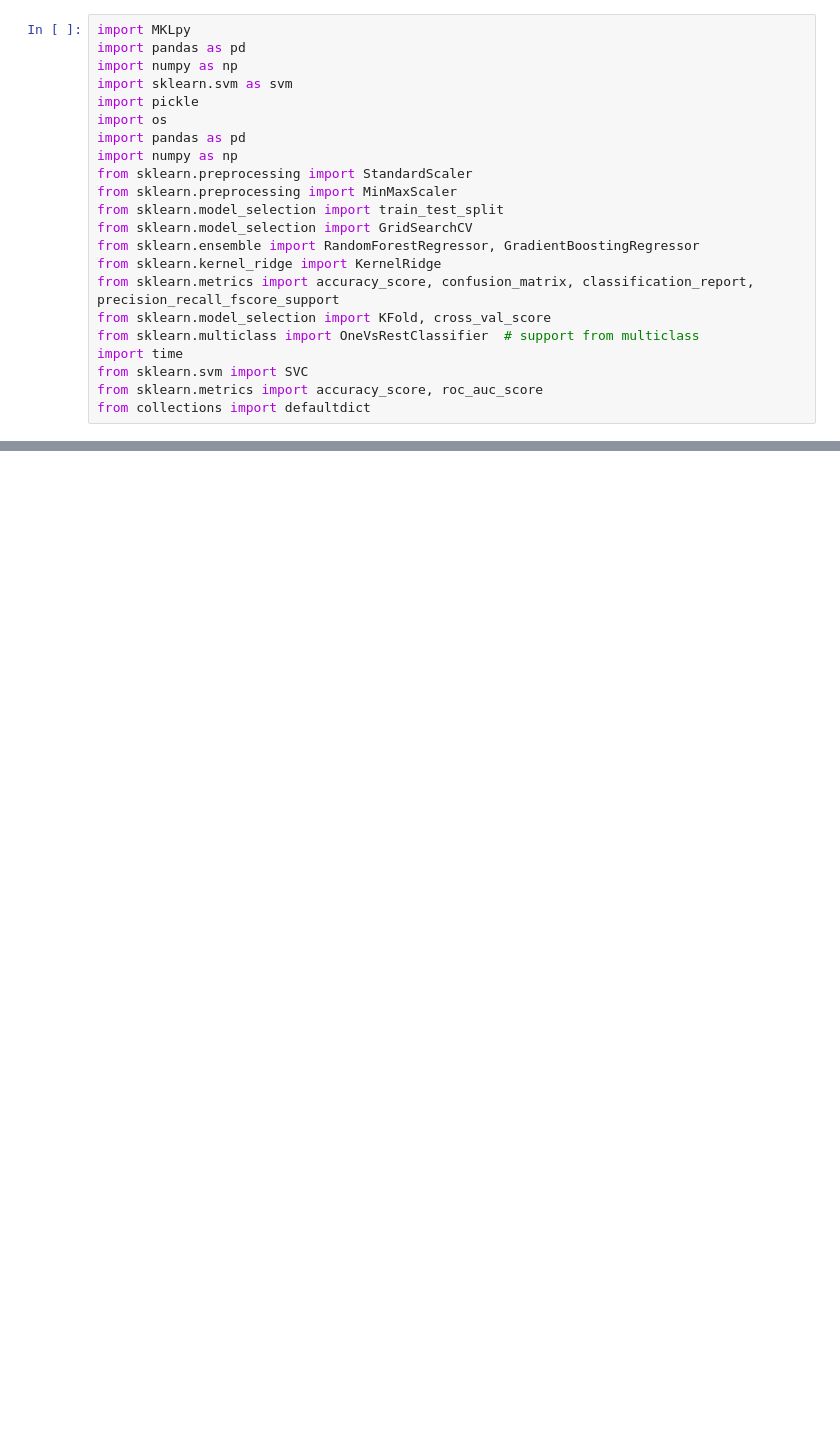
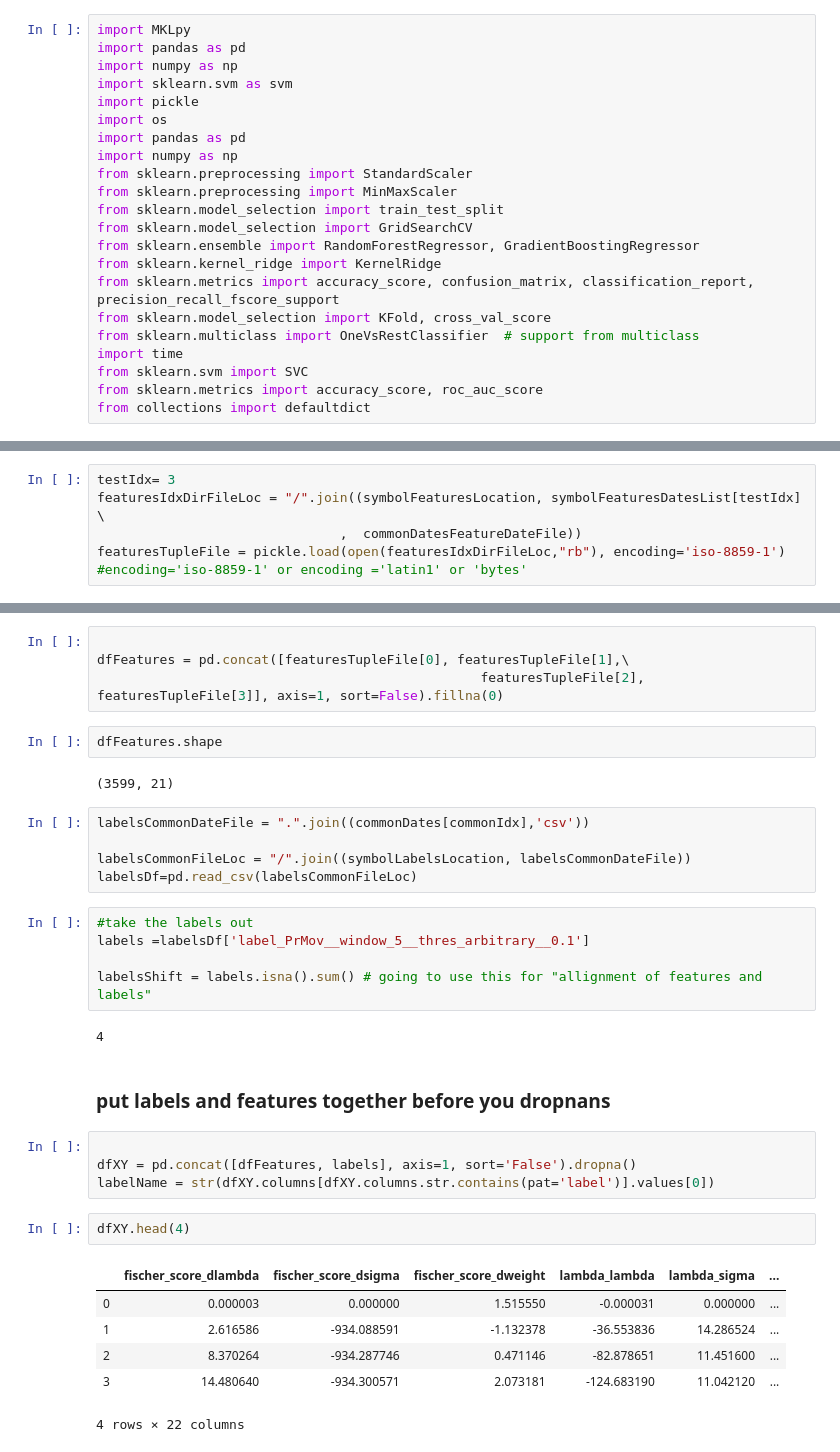
Before and after one commit to andreas-koukorinis/PaperCode, a Jupyter notebook: MKL_FTSE_Data.ipynb, the cells around one changed output, grey strips where cells are left out. Saved outputs shown, nothing was run; the diff lists cells and outputs as text; blank space fills up the shorter version.

```diff
--- a/MKL_FTSE_Data.ipynb
+++ b/MKL_FTSE_Data.ipynb
@@ -159,0 +143,6 @@ labelsDf.shape
+# %%
+testIdx= 3
+featuresIdxDirFileLoc = "/".join((symbolFeaturesLocation, symbolFeaturesDatesList[testIdx] \
+                               ,  commonDatesFeatureDateFile))
+featuresTupleFile = pickle.load(open(featuresIdxDirFileLoc,"rb"), encoding='iso-8859-1')
+#encoding='iso-8859-1' or encoding ='latin1' or 'bytes'
@@ -159,0 +151,35 @@ labelsDf.shape
+# %%
+
+dfFeatures = pd.concat([featuresTupleFile[0], featuresTupleFile[1],\
+                                                 featuresTupleFile[2], featuresTupleFile[3]], axis=1, sort=False).fillna(0)
+# %%
+dfFeatures.shape
+# %% [output]
+(3599, 21)
+# %%
+labelsCommonDateFile = ".".join((commonDates[commonIdx],'csv'))
+
+labelsCommonFileLoc = "/".join((symbolLabelsLocation, labelsCommonDateFile))
+labelsDf=pd.read_csv(labelsCommonFileLoc)
+# %%
+#take the labels out
+labels =labelsDf['label_PrMov__window_5__thres_arbitrary__0.1']
+
+labelsShift = labels.isna().sum() # going to use this for "allignment of features and labels"
+# %% [output]
+4
+# %% [markdown]
+### put labels and features together before you dropnans ###
+# %%
+
+dfXY = pd.concat([dfFeatures, labels], axis=1, sort='False').dropna()
+labelName = str(dfXY.columns[dfXY.columns.str.contains(pat='label')].values[0])
+# %%
+dfXY.head(4)
+# %% [output]
+|  | fischer_score_dlambda | fischer_score_dsigma | fischer_score_dweight | lambda_lambda | lambda_sigma | ... |
+| 0 | 0.000003 | 0.000000 | 1.515550 | -0.000031 | 0.000000 | ... |
+| 1 | 2.616586 | -934.088591 | -1.132378 | -36.553836 | 14.286524 | ... |
+| 2 | 8.370264 | -934.287746 | 0.471146 | -82.878651 | 11.451600 | ... |
+| 3 | 14.480640 | -934.300571 | 2.073181 | -124.683190 | 11.042120 | ... |
+4 rows × 22 columns
```
Also changed, not shown: parts of 47 cells of this notebook, 2 other files.
